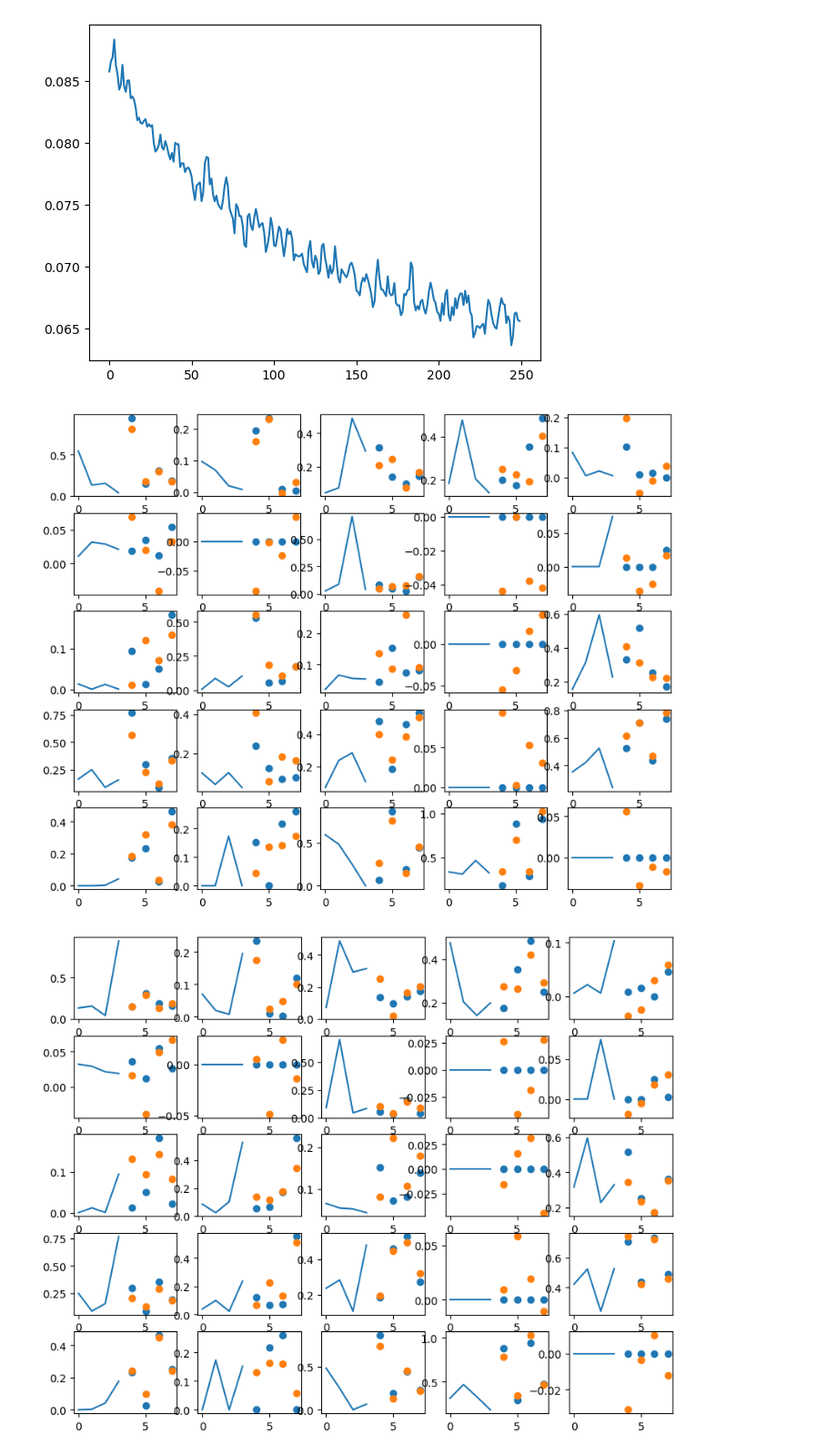
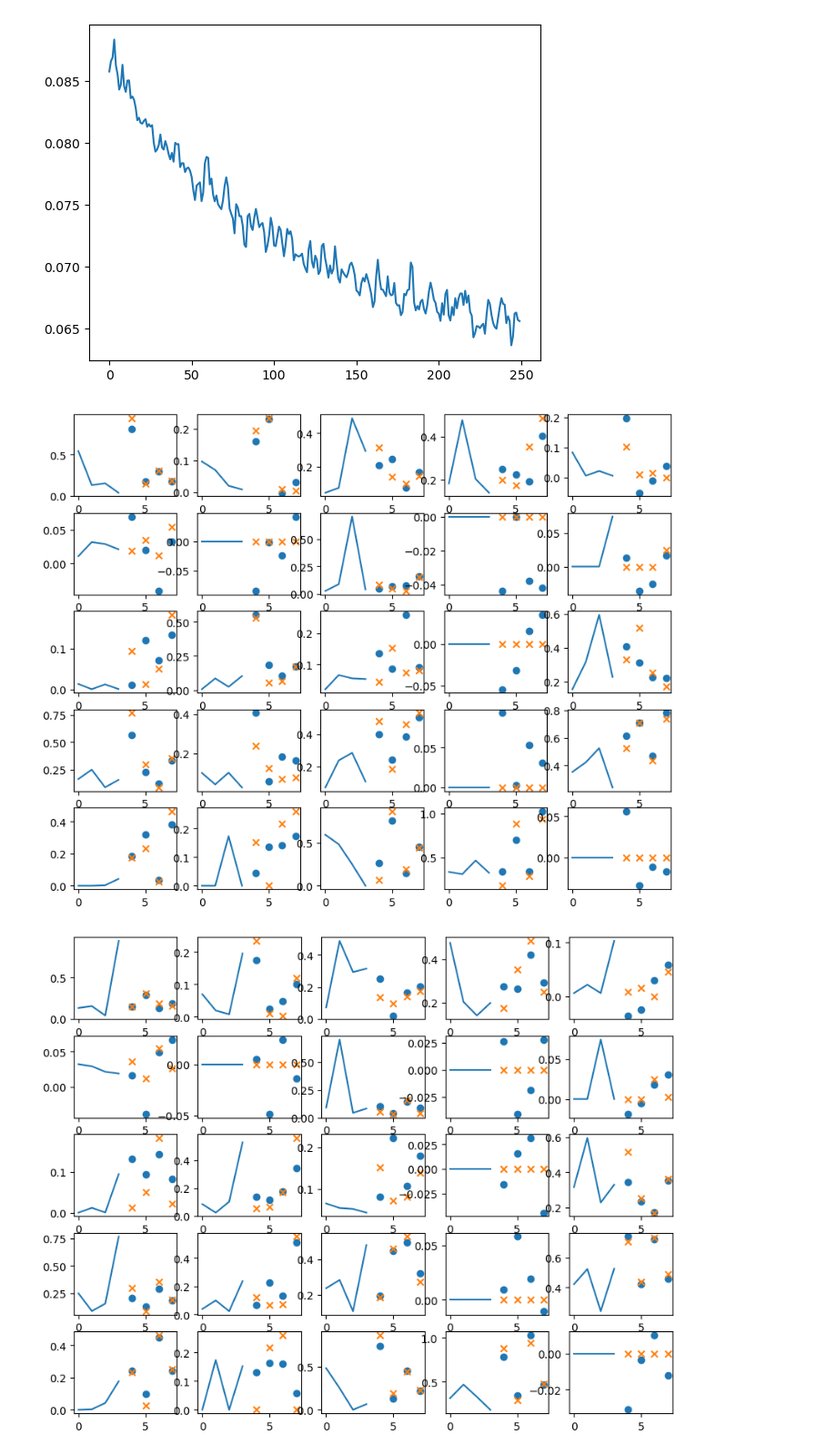
Before and after one commit to dkohlsdorf/sagemaker_experiments, a Jupyter notebook: notebooks/Seasons.ipynb, the cells around one changed output. Shown at 91% size. Saved outputs shown, nothing was run; the diff lists cells and outputs as text; code cells hidden in the pictures.

```diff
--- a/notebooks/Seasons.ipynb
+++ b/notebooks/Seasons.ipynb
@@ -162,16 +162,16 @@ plt.plot(hist.history['root_mean_squared_error'], label='Train rmse')
 # %%
 for k in range(0, 10):
     plt.figure(figsize=(10, 8))
     for j in range(0, 25):
         plt.subplot(5,5, j + 1)
         gt = list(i[k,:,j])
         x  = np.arange(History,2 * History)
         y  = list(l[k,:,j])
         _y = model(i[k].reshape((1,4,25)))[0,:,j]
         plt.plot(gt)
-        plt.scatter(x, y)
         plt.scatter(x, _y)
+        plt.scatter(x, y, marker='x')
     plt.show()
 # %% [output]
-[figure, old version]
+[figure, new version]
-[figure, old version]
+[figure, new version]
```
Also changed, not shown: parts of 1 cell of this notebook.
